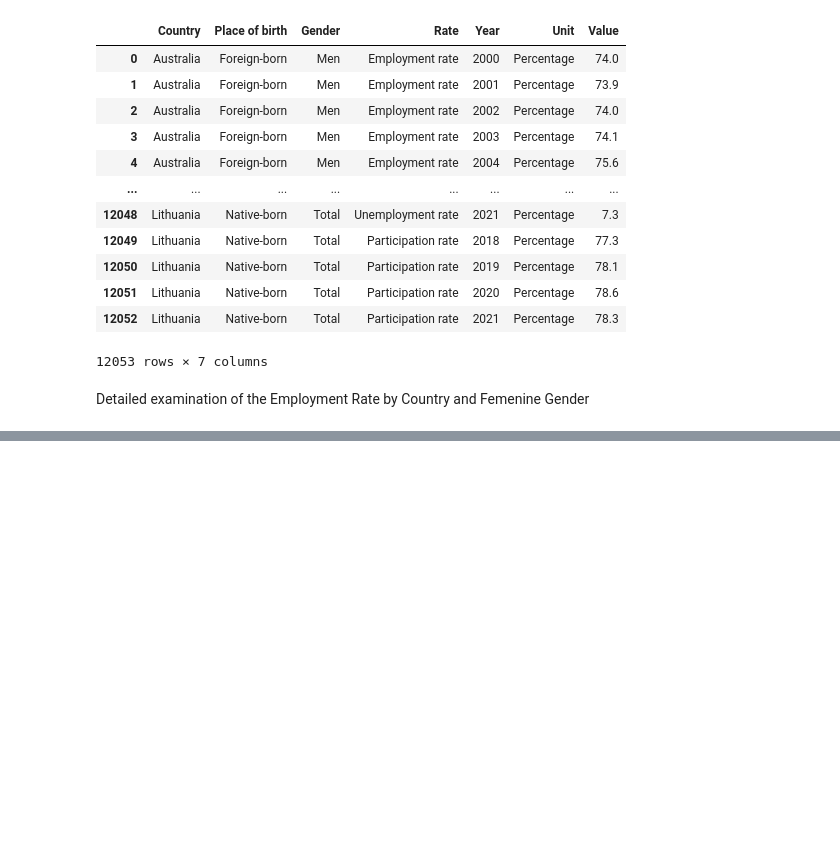
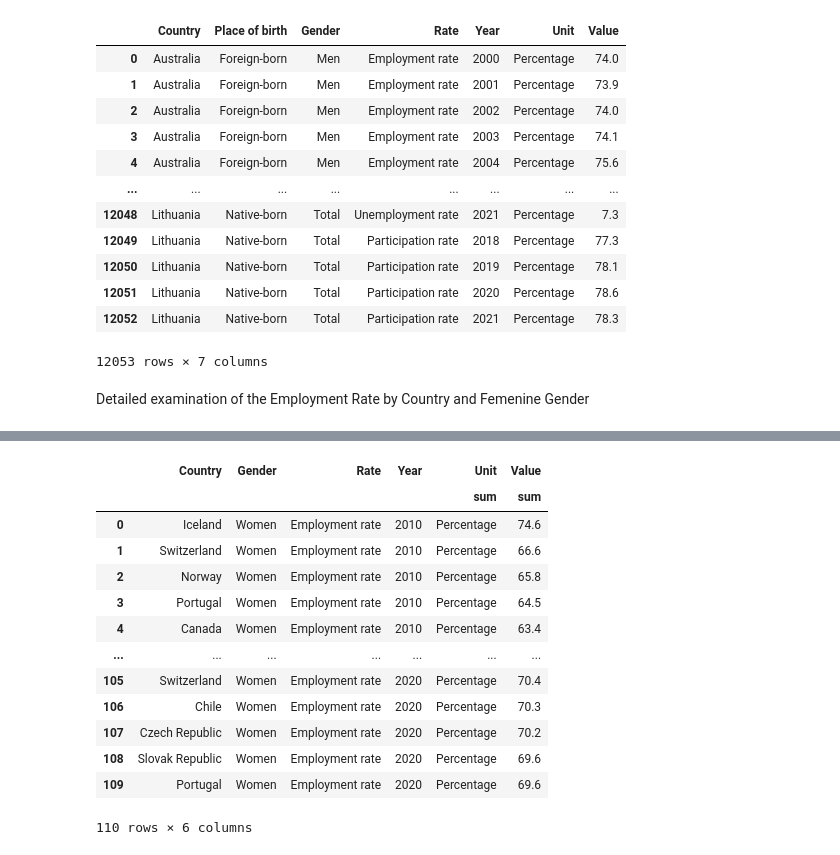
Before and after one commit to sergioabz/mid_project, a Jupyter notebook: notebooks/Final_Question_Analysis_midbootcamp_project.ipynb, the cells around one changed output, grey strips where cells are left out. Drawn from its saved outputs; the diff is of its cells as text; code cells hidden in the pictures; blank space fills up the shorter version.

```diff
--- a/notebooks/Final_Question_Analysis_midbootcamp_project.ipynb
+++ b/notebooks/Final_Question_Analysis_midbootcamp_project.ipynb
@@ -271,0 +167,3 @@ result
+# %%
+data_2017 = emp_rate_gender(data, 'Foreign-born', 'Women', 2017)
+data_2017
@@ -272,3 +235,24 @@ result
+# %%
+dfs = [data_2010, data_2011, data_2012, data_2013, data_2014, data_2015, data_2016, data_2017, data_2018, data_2019, data_2020]
+
+result = pd.concat(dfs).reset_index()
+
+result
+# %% [output]
+|  | Country | Gender | Rate | Year | Unit | Value |
+|  |  |  |  |  | sum | sum |
+| 0 | Iceland | Women | Employment rate | 2010 | Percentage | 74.6 |
+| 1 | Switzerland | Women | Employment rate | 2010 | Percentage | 66.6 |
+| 2 | Norway | Women | Employment rate | 2010 | Percentage | 65.8 |
+| 3 | Portugal | Women | Employment rate | 2010 | Percentage | 64.5 |
+| 4 | Canada | Women | Employment rate | 2010 | Percentage | 63.4 |
+| ... | ... | ... | ... | ... | ... | ... |
+| 105 | Switzerland | Women | Employment rate | 2020 | Percentage | 70.4 |
+| 106 | Chile | Women | Employment rate | 2020 | Percentage | 70.3 |
+| 107 | Czech Republic | Women | Employment rate | 2020 | Percentage | 70.2 |
+| 108 | Slovak Republic | Women | Employment rate | 2020 | Percentage | 69.6 |
+| 109 | Portugal | Women | Employment rate | 2020 | Percentage | 69.6 |
+110 rows × 6 columns
 # %%
 result.columns = result.columns.droplevel(1)
 # %%
```
Also changed, not shown: parts of 27 cells of this notebook, 13 other files.
